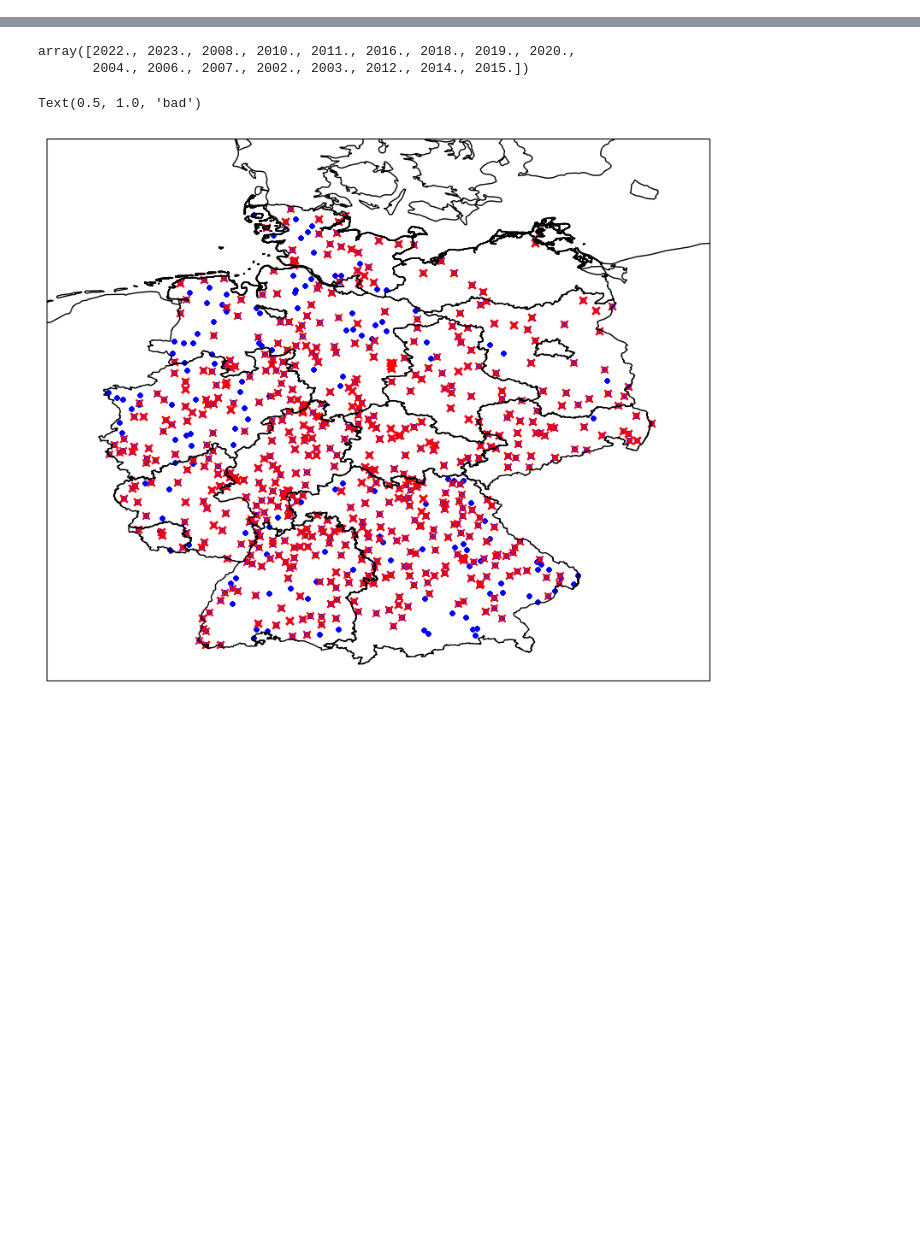
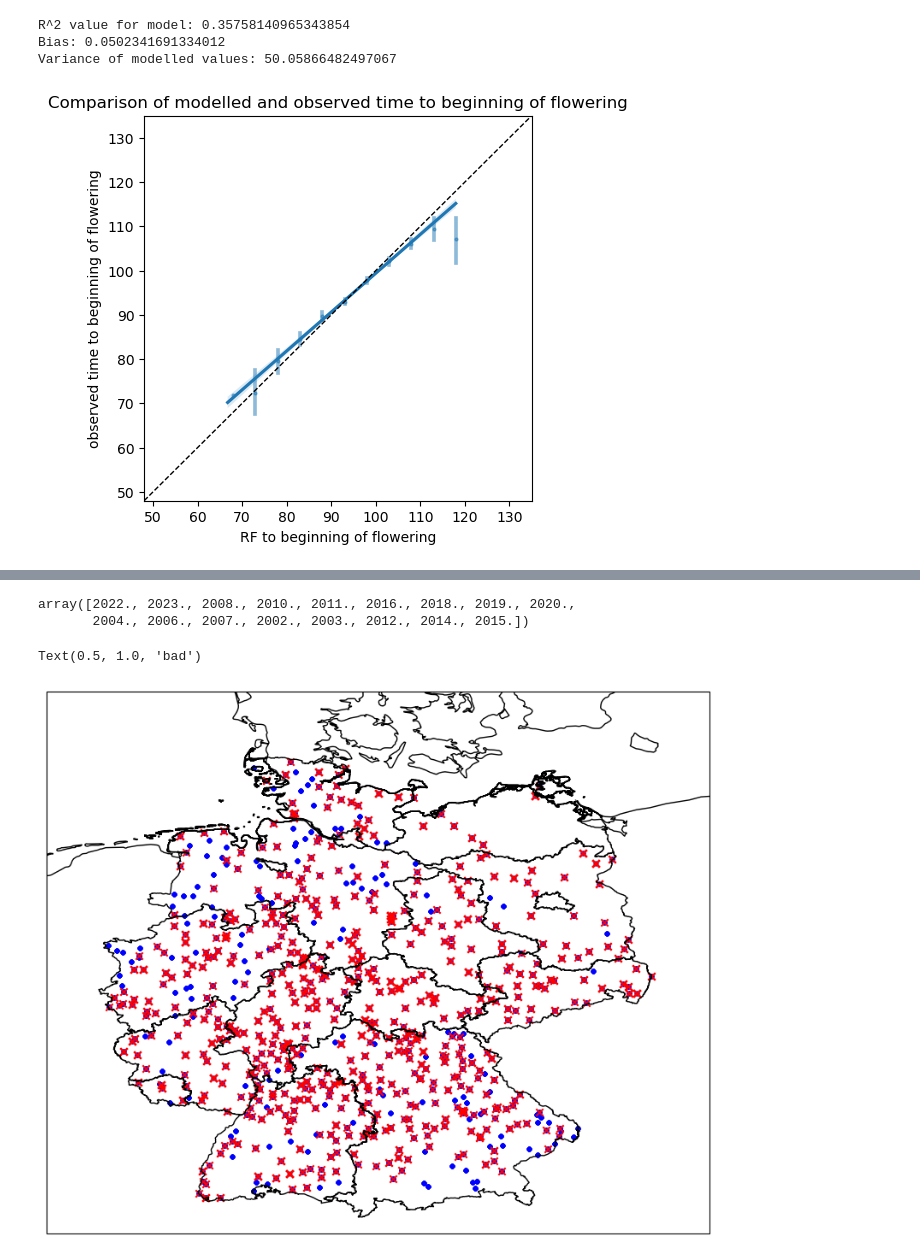
Before and after one commit to MartinP556/ML_algorithms, a Jupyter notebook: ML_Practise.ipynb, the cells around one changed output, grey strips where cells are left out. Saved outputs shown, nothing was run; the diff lists cells and outputs as text; code cells hidden in the pictures; blank space fills up the shorter version.

```diff
--- a/ML_Practise.ipynb
+++ b/ML_Practise.ipynb
@@ -185,0 +234,12 @@ Variance of modelled values: 102.58508338902931
+# %%
+test_flowering_no_RS, train_flowering_no_RS = train_and_run_tree(ds_flowering,
+                                                     phase_list = ['beginning of flowering'],
+                                                     training_columns =  [f't2m at day {n}' for n in range(200)],
+                                                     response_columns =['observed time to beginning of flowering'])
+# %%
+plot_modelled_observed(test_flowering_no_RS, phase_list = ['beginning of flowering'])
+# %% [output]
+R^2 value for model: 0.35758140965343854
+Bias: 0.0502341691334012
+Variance of modelled values: 50.05866482497067
+[figure, added]
```
Also changed, not shown: parts of 22 cells of this notebook, 1 other file.
